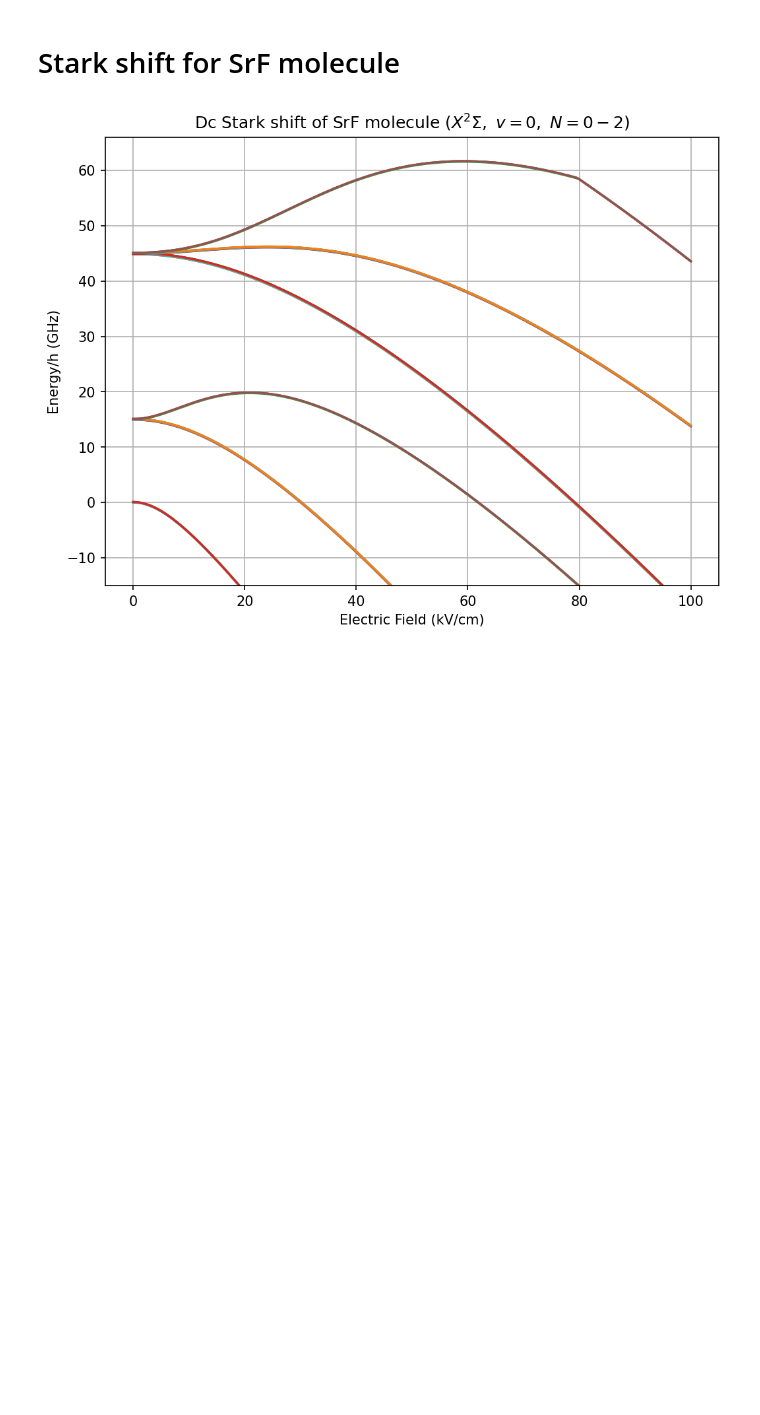
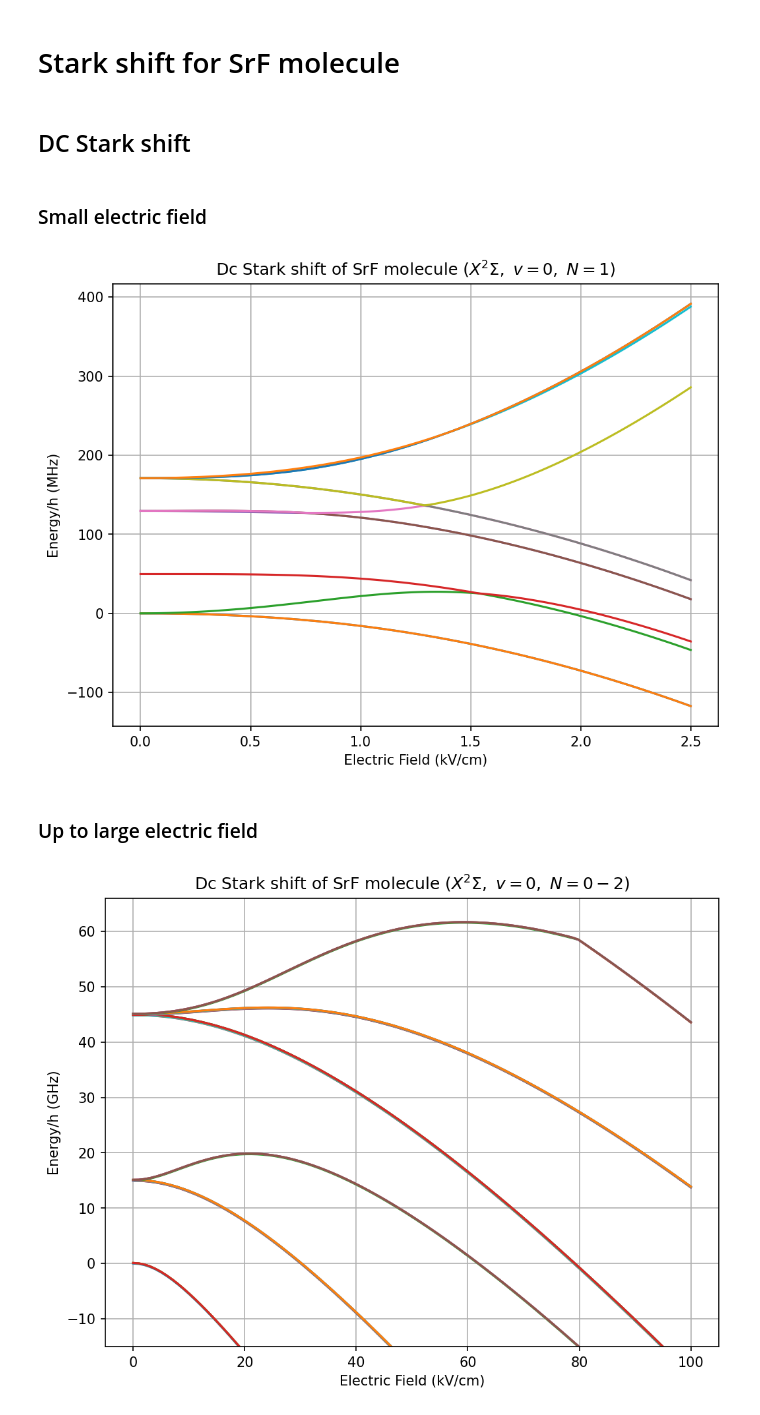
Before and after one commit to qw372/Diatomic-Py-SrF, a Jupyter notebook: examples/example_stark_dc.ipynb, the cells around one changed output. Drawn from its saved outputs; the diff is of its cells as text; code cells hidden in the pictures; blank space fills up the shorter version.

```diff
--- a/examples/example_stark_dc.ipynb
+++ b/examples/example_stark_dc.ipynb
@@ -15,3 +15,34 @@ from diatomic import hyperfine_hamiltonian_no_field, Stark_dc_hamiltonian, SrFCo
+# %% [markdown]
+## DC Stark shift
+# %% [markdown]
+### Small electric field
+# %%
+Nmax = 6 # Electric field mixes rotational levels, so we need to include up to sufficiently high Nmax to converge the result
+H0 = hyperfine_hamiltonian_no_field(Nmax, SrFConstants) # generate field-free hamiltonian
+Hdc = Stark_dc_hamiltonian(Nmax, SrFConstants, Efield=np.array([0, 0, 1])) # generate dc Stark hamiltonian for unit electric field
+
+energy_list = np.array([])
+Ez_list = np.linspace(0, 2.5, 100)
+for Ez in Ez_list:
+    H = H0 + Hdc * Ez
+    energies, states = eigh(H)
+    energy_list = np.append(energy_list, energies[4:16]/1e6) # only keep energies of N=1 rotational levels
+
+energy_list -= energy_list[0]
+energy_list = energy_list.reshape((-1, 12))
+
+plt.figure(figsize=(8, 6), dpi=150)
+plt.plot(Ez_list, energy_list)
+
+plt.ylabel("Energy/h (MHz)")
+plt.xlabel("Electric Field (kV/cm)")
+plt.title("Dc Stark shift of SrF molecule ($X^2\Sigma,\ v=0,\ N=1$)")
+plt.grid()
+plt.show()
+# %% [output]
+[figure, added]
+# %% [markdown]
+### Up to large electric field
 # %%
 Nmax = 8 # Electric field mixes rotational levels, so we need to include up to sufficiently high Nmax to converge the result
 H0 = hyperfine_hamiltonian_no_field(Nmax, SrFConstants) # generate field-free hamiltonian
```
Also changed, not shown: parts of 11 cells of this notebook, 14 other files.
